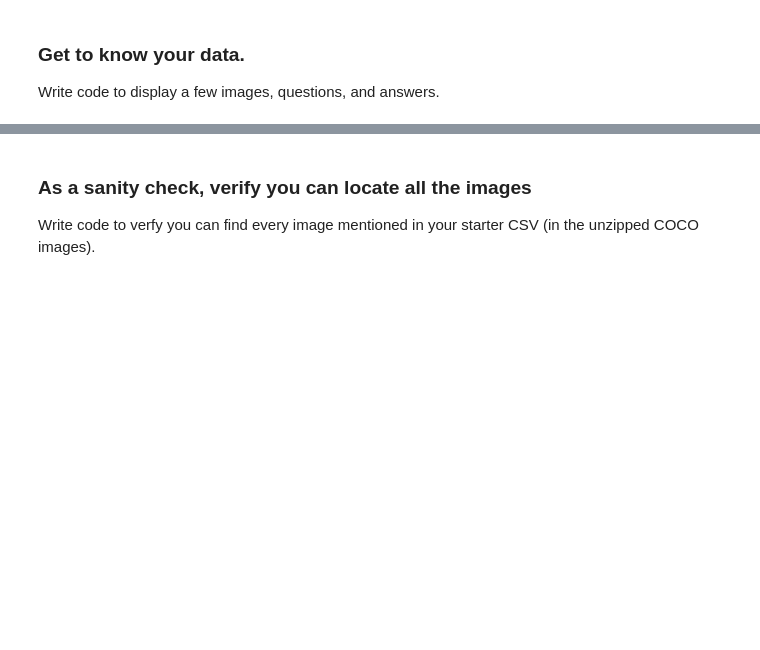
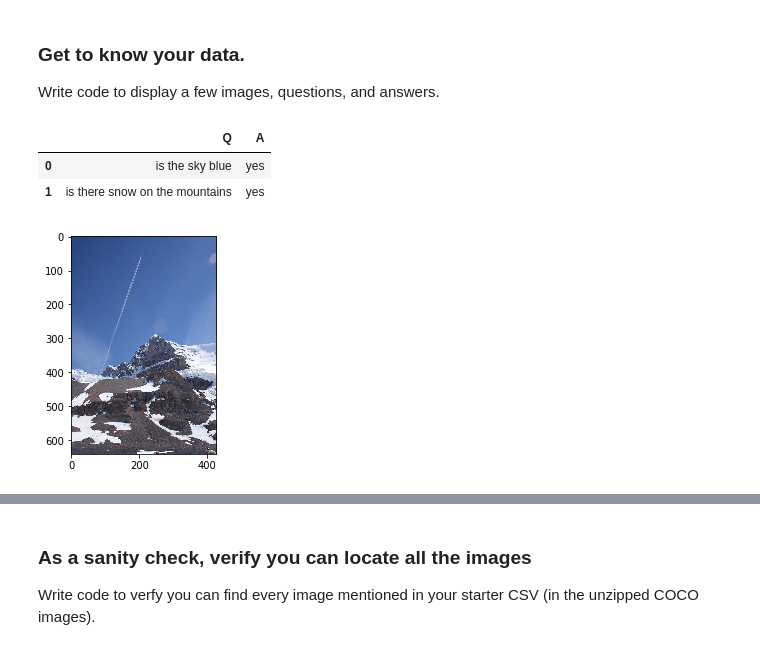
Before and after one commit to ysjbluemoon/Applied-Deep-Learning, a Jupyter notebook: Assignment 4/a4.ipynb, the cells around one changed output, grey strips where cells are left out. Cells and saved outputs as stored; diff of their text form; code cells hidden in the pictures; blank space fills up the shorter version.

Commit message:
Plot images

```diff
--- a/Assignment 4/a4.ipynb
+++ b/Assignment 4/a4.ipynb
@@ -203,8 +185,24 @@ Write code to display a few images, questions, and answers.
 # %%
 # Your code here
 # Next, familiarze yourself with the data.
 # Add code to display a few images from the training set using matplotlib,
 # and their corresponding questions and answers from the starter CSV.
 # Don't trust that your data is perfect (any bugs are unintentional
 # on my part, but there may well be some). The time you spend poking
 # around with it is always a good investment.
+import pandas as pd
+df = pd.read_csv("starter.csv", header=None, names=['Q','A','Img'])
+
+import matplotlib.pyplot as plt
+import matplotlib.image as im
+
+%matplotlib inline
+
+im = plt.imread("train_image/train2014/COCO_train2014_000000393221.jpg")
+plt.imshow(im)
+df[df.Img=="COCO_train2014_000000393221.jpg"][['Q','A']]
+# %% [output]
+|  | Q | A |
+| 0 | is the sky blue | yes |
+| 1 | is there snow on the mountains | yes |
+[figure, added]
```
Also changed, not shown: parts of 4 cells of this notebook.
